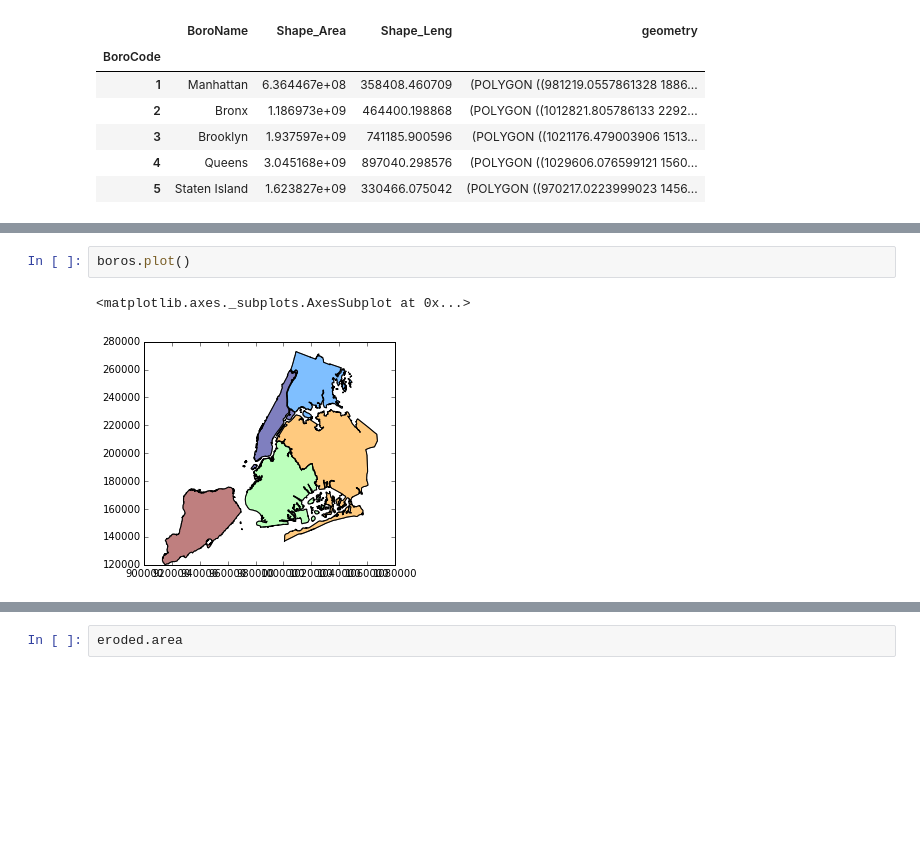
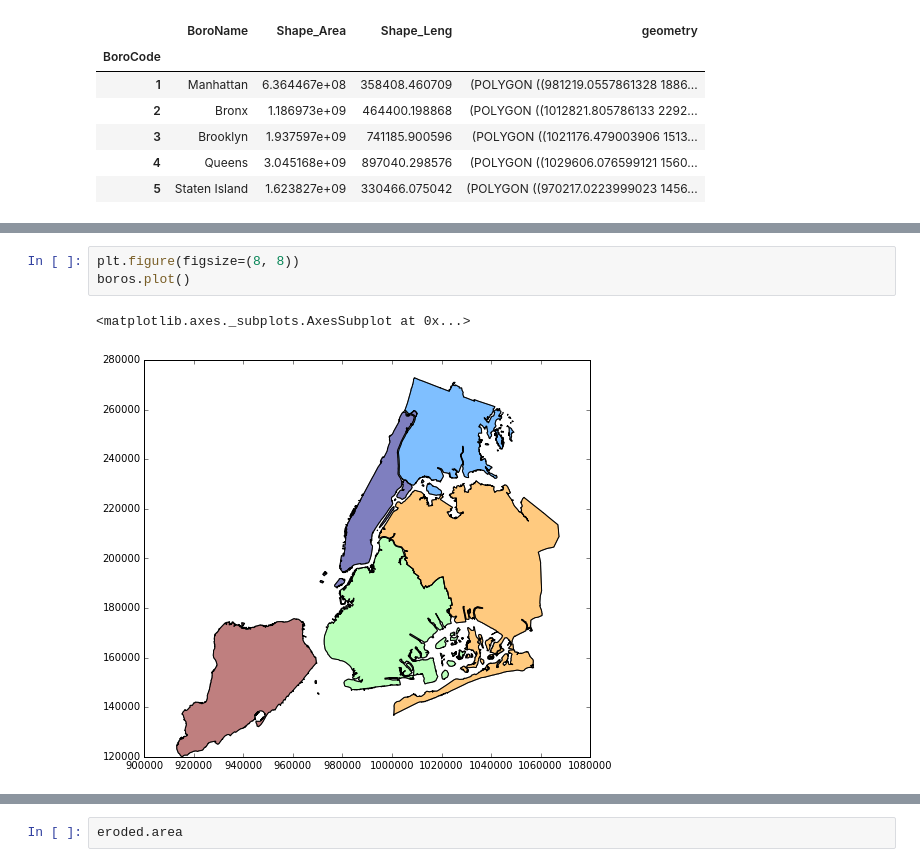
Before and after one commit to kjordahl/SciPy-Tutorial-2015, a Jupyter notebook: examples/GeoDataFrame example.ipynb, the cells around one changed output, grey strips where cells are left out. Cells and saved outputs as stored; diff of their text form; blank space fills up the shorter version.

```diff
--- a/examples/GeoDataFrame example.ipynb
+++ b/examples/GeoDataFrame example.ipynb
@@ -37,6 +38,7 @@ boros.set_index('BoroName', inplace=True)
-# %%
-boros.plot()
-# %% [output]
-<matplotlib.axes._subplots.AxesSubplot at 0x...>
-[figure, removed]
+# %%
+plt.figure(figsize=(8, 8))
+boros.plot()
+# %% [output]
+<matplotlib.axes._subplots.AxesSubplot at 0x...>
+[figure, added]
 # %%
```
Also changed, not shown: parts of 6 cells of this notebook.
